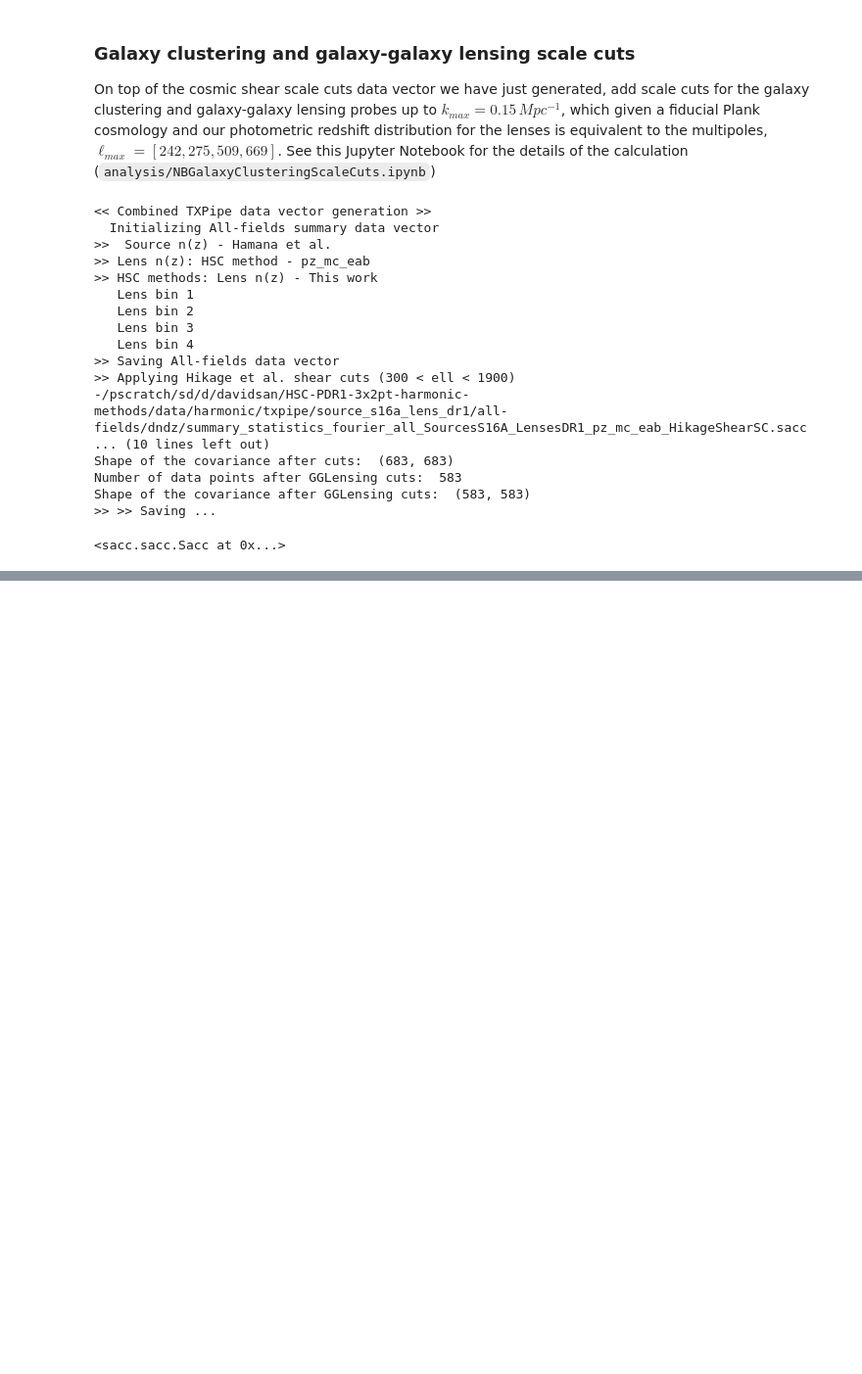
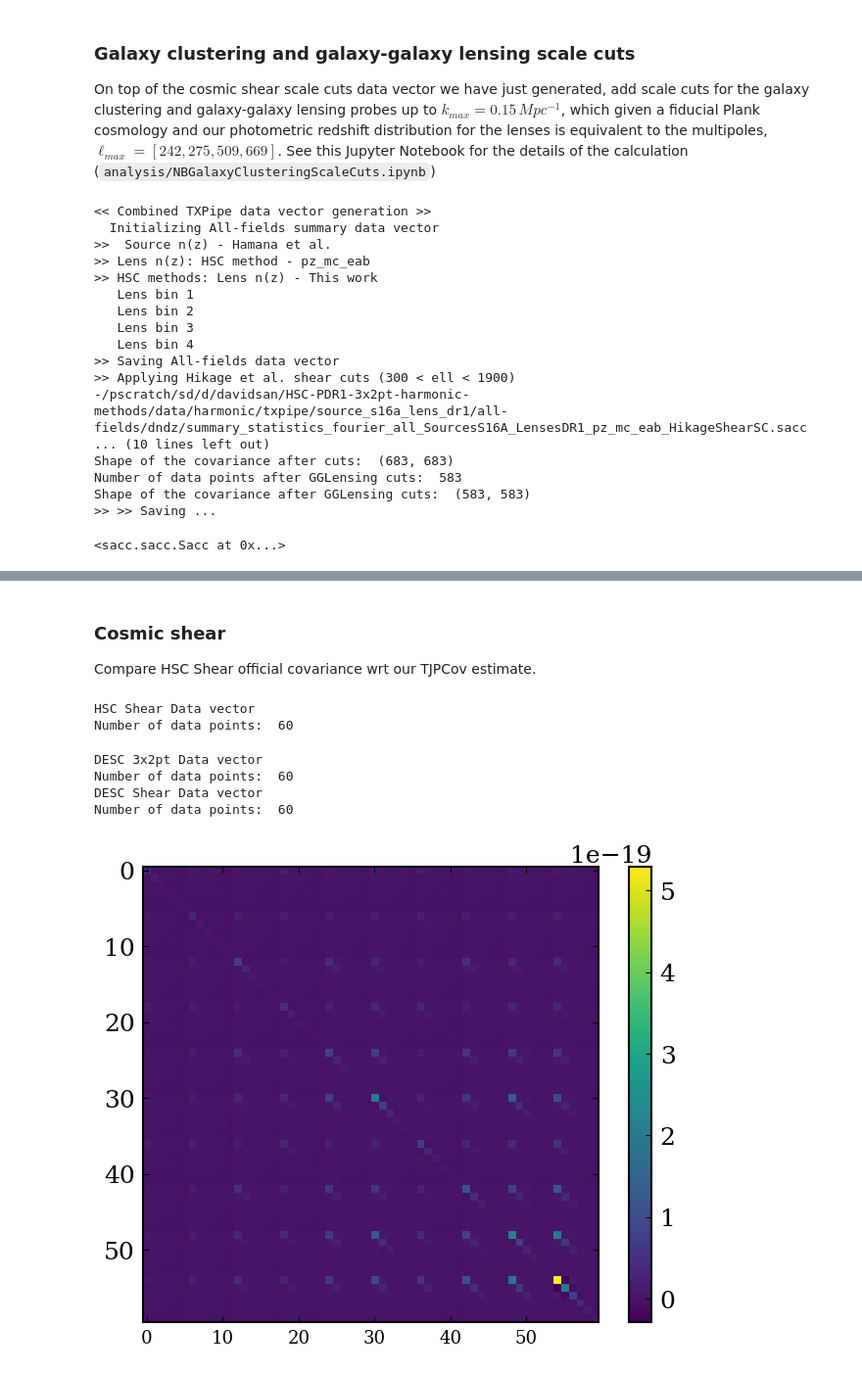
Before and after one commit to davsan06/HSC-PDR1-3x2pt-harmonic-methods, a Jupyter notebook: analysis/NBMeasurementGeneration.ipynb, the cells around one changed output, grey strips where cells are left out. Shown at 98% size. Saved outputs shown, nothing was run; the diff lists cells and outputs as text; code cells hidden in the pictures; blank space fills up the shorter version.

Commit message:
Shear covariance comparison

```diff
--- a/analysis/NBMeasurementGeneration.ipynb
+++ b/analysis/NBMeasurementGeneration.ipynb
@@ -167,0 +179,6 @@ Shape of the covariance after GGLensing cuts:  (583, 583)
+# %%
+path = '/pscratch/sd/d/davidsan/HSC-PDR1-3x2pt-harmonic-methods/data/harmonic/txpipe/source_s16a_lens_dr1/all-fields/dndz'
+fname = 'summary_statistics_fourier_all_SourcesS16A_LensesDR1_pz_mc_eab_HikageShearSC_DESC_GCandGGL_SC.sacc'
+# %%
+# Read
+s = sacc.Sacc.load_fits(os.path.join(path, fname))
@@ -167,0 +238,4 @@ Shape of the covariance after GGLensing cuts:  (583, 583)
+# %% [markdown]
+### Cosmic shear
+
+Compare HSC Shear official covariance wrt our TJPCov estimate.
@@ -167,0 +245,41 @@ Shape of the covariance after GGLensing cuts:  (583, 583)
+# %%
+path = '/pscratch/sd/d/davidsan/HSC-PDR1-3x2pt-harmonic-methods/data/harmonic'
+# HSC Hikage et al. shear data vector
+fname_hsc = os.path.join(path, 'hikage/sacc/summary_statistics_fourier_Hik_shear_Cells_Hik_covmat_Hik_dndz.sacc')
+sacc_hsc = sacc.Sacc.load_fits(fname_hsc)
+# DESC 3x2pt measurement (this work)
+fname_desc = os.path.join(path, 'txpipe/source_s16a_lens_dr1/all-fields/dndz/summary_statistics_fourier_all_SourcesS16A_LensesDR1_pz_mc_frz_HikageShearSC_DESC_GCandGGL_SC.sacc')
+sacc_desc = sacc.Sacc.load_fits(fname_desc)
+# %%
+print('HSC Shear Data vector')
+print('Number of data points: ', len(sacc_hsc.mean))
+covmat_hsc = sacc_hsc.covariance.covmat
+# %% [output]
+HSC Shear Data vector
+Number of data points:  60
+# %%
+print('DESC 3x2pt Data vector')
+print('Number of data points: ', len(sacc_desc.mean))
+probes = sacc_desc.get_data_types()
+# Remove all data types from the data vector except the shear 'galaxy_shear_cl_ee'
+for probe in probes:
+    if probe != 'galaxy_shear_cl_ee':
+        sacc_desc.remove_selection(data_type=probe)
+print('DESC Shear Data vector')
+print('Number of data points: ', len(sacc_desc.mean))
+# Extract the covariance matrix
+covmat_desc = sacc_desc.covariance.covmat
+# %% [output]
+DESC 3x2pt Data vector
+Number of data points:  60
+DESC Shear Data vector
+Number of data points:  60
+# %%
+# Plot a heatmap with the HSC covariance matrix
+import matplotlib.pyplot as plt
+plt.imshow(covmat_hsc)
+plt.colorbar()
+plt.show()
+plt.close()
+# %% [output]
+[figure, added]
```
Also changed, not shown: parts of 14 cells of this notebook.
